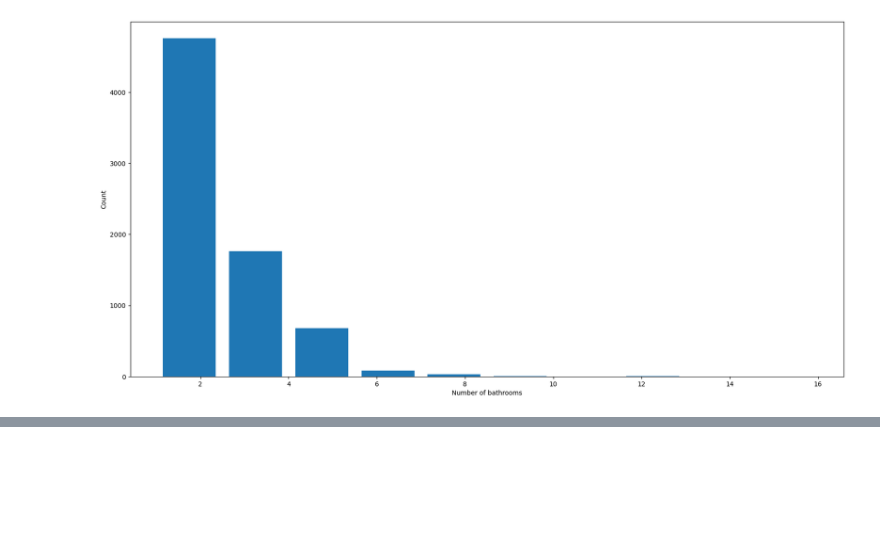
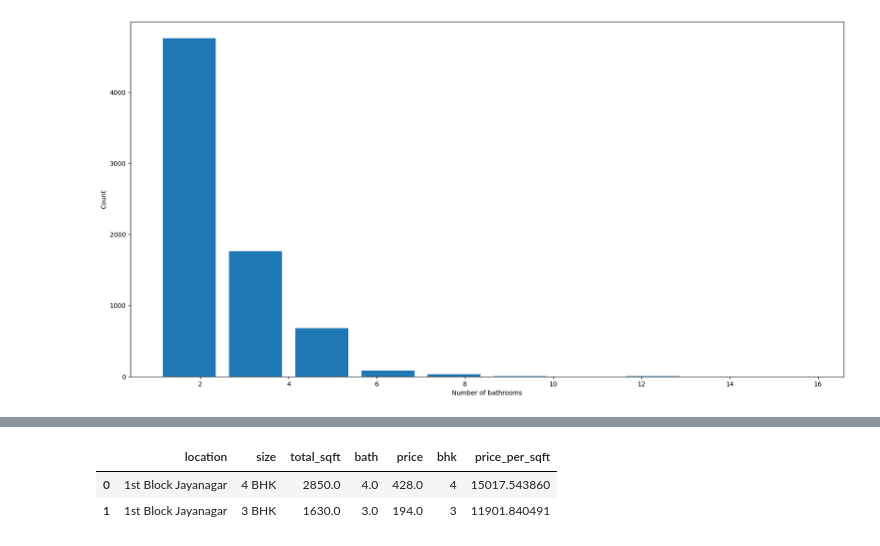
Before and after one commit to AkhilRaawat/Real-Estate-Price-Prediction, a Jupyter notebook: Untitled.ipynb, the cells around one changed output, grey strips where cells are left out. Cells and saved outputs as stored; diff of their text form; code cells hidden in the pictures; blank space fills up the shorter version.

```diff
--- a/Untitled.ipynb
+++ b/Untitled.ipynb
@@ -273,0 +282,8 @@ plt.show()
+# %%
+df9 = df8[df8.bath<df8.bhk+2]
+df9.shape
+df9.head(2)
+# %% [output]
+|  | location | size | total_sqft | bath | price | bhk | price_per_sqft |
+| 0 | 1st Block Jayanagar | 4 BHK | 2850.0 | 4.0 | 428.0 | 4 | 15017.543860 |
+| 1 | 1st Block Jayanagar | 3 BHK | 1630.0 | 3.0 | 194.0 | 3 | 11901.840491 |
```
Also changed, not shown: parts of 1 cell of this notebook.
